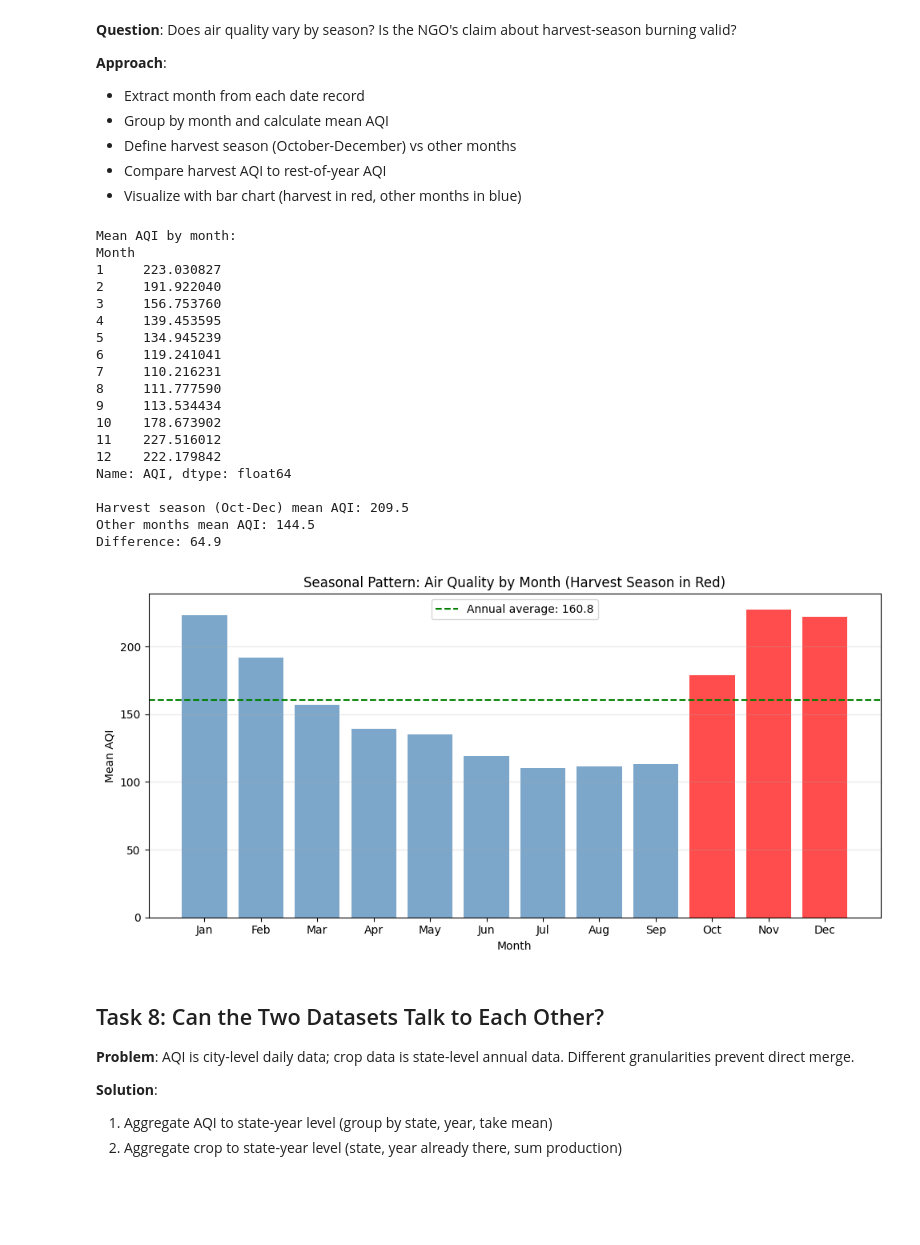
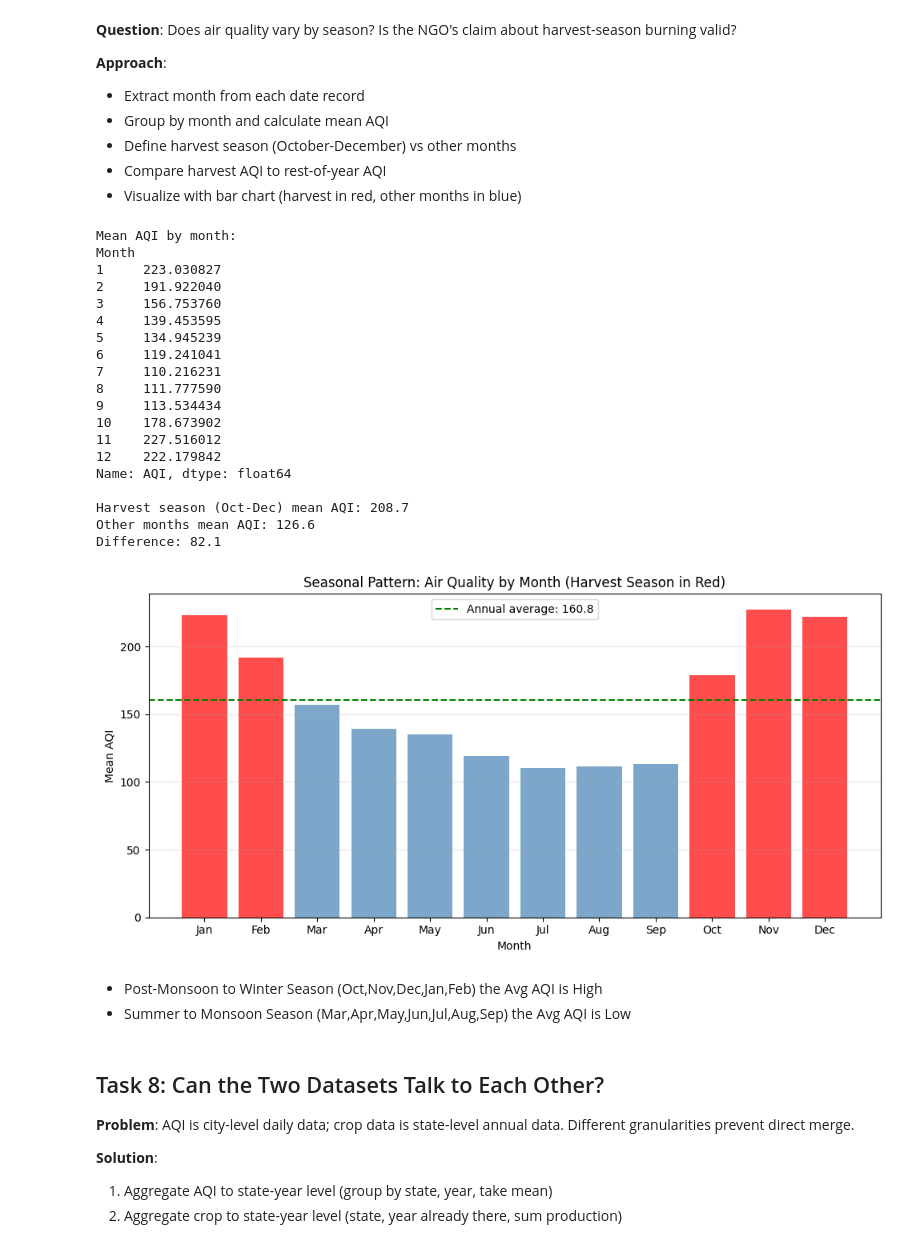
Before and after one commit to VarunSinghMCA/2547254-MCA-4th-Tri-ML, a Jupyter notebook: Lab1and2/lab1and2.ipynb, the cells around one changed output. Saved outputs shown, nothing was run; the diff lists cells and outputs as text; code cells hidden in the pictures; blank space fills up the shorter version.

```diff
--- a/Lab1/lab1and2.ipynb
+++ b/Lab1and2/lab1and2.ipynb
@@ -445,7 +445,7 @@ aqi['Month'] = pd.to_datetime(aqi['Date']).dt.month
 monthly_aqi = aqi.groupby('Month')['AQI'].mean()
 
 # Define seasons
-harvest_months = [10, 11, 12]  # Oct, Nov, Dec
+harvest_months = [1, 2, 10, 11, 12]  # Jan, Feb, Oct, Nov, Dec (Post Monsoon (10-11)to Winter(1,2,12))
 harvest_aqi = monthly_aqi[harvest_months].mean()
 other_aqi = monthly_aqi[~monthly_aqi.index.isin(harvest_months)].mean()
 
@@ -460,37 +460,40 @@ month_names = ['Jan', 'Feb', 'Mar', 'Apr', 'May', 'Jun', 'Jul', 'Aug', 'Sep', 'O
 colors = ['red' if m in harvest_months else 'steelblue' for m in range(1, 13)]
 
 plt.figure(figsize=(10, 5))
 plt.bar(monthly_aqi.index, monthly_aqi.values, color=colors, alpha=0.7)
 plt.xlabel('Month')
 plt.ylabel('Mean AQI')
 plt.title('Seasonal Pattern: Air Quality by Month (Harvest Season in Red)')
 plt.xticks(range(1, 13), month_names)
 plt.axhline(monthly_aqi.mean(), color='green', linestyle='--', label=f'Annual average: {monthly_aqi.mean():.1f}')
 plt.legend()
 plt.grid(axis='y', alpha=0.3)
 plt.tight_layout()
 plt.show()
 # %% [output]
 Mean AQI by month:
 Month
 1     223.030827
 2     191.922040
 3     156.753760
 4     139.453595
 5     134.945239
 6     119.241041
 7     110.216231
 8     111.777590
 9     113.534434
 10    178.673902
 11    227.516012
 12    222.179842
 Name: AQI, dtype: float64
 
-Harvest season (Oct-Dec) mean AQI: 209.5
-Other months mean AQI: 144.5
-Difference: 64.9
+Harvest season (Oct-Dec) mean AQI: 208.7
+Other months mean AQI: 126.6
+Difference: 82.1
-[figure, old version]
+[figure, new version]
+# %% [markdown]
+- Post-Monsoon to Winter Season (Oct,Nov,Dec,Jan,Feb) the Avg AQI is High
+- Summer to Monsoon Season (Mar,Apr,May,Jun,Jul,Aug,Sep) the Avg AQI is Low
 # %% [markdown]
 ## Task 8: Can the Two Datasets Talk to Each Other?
 
```
Also changed, not shown: parts of 1 cell of this notebook, 2 other files.
